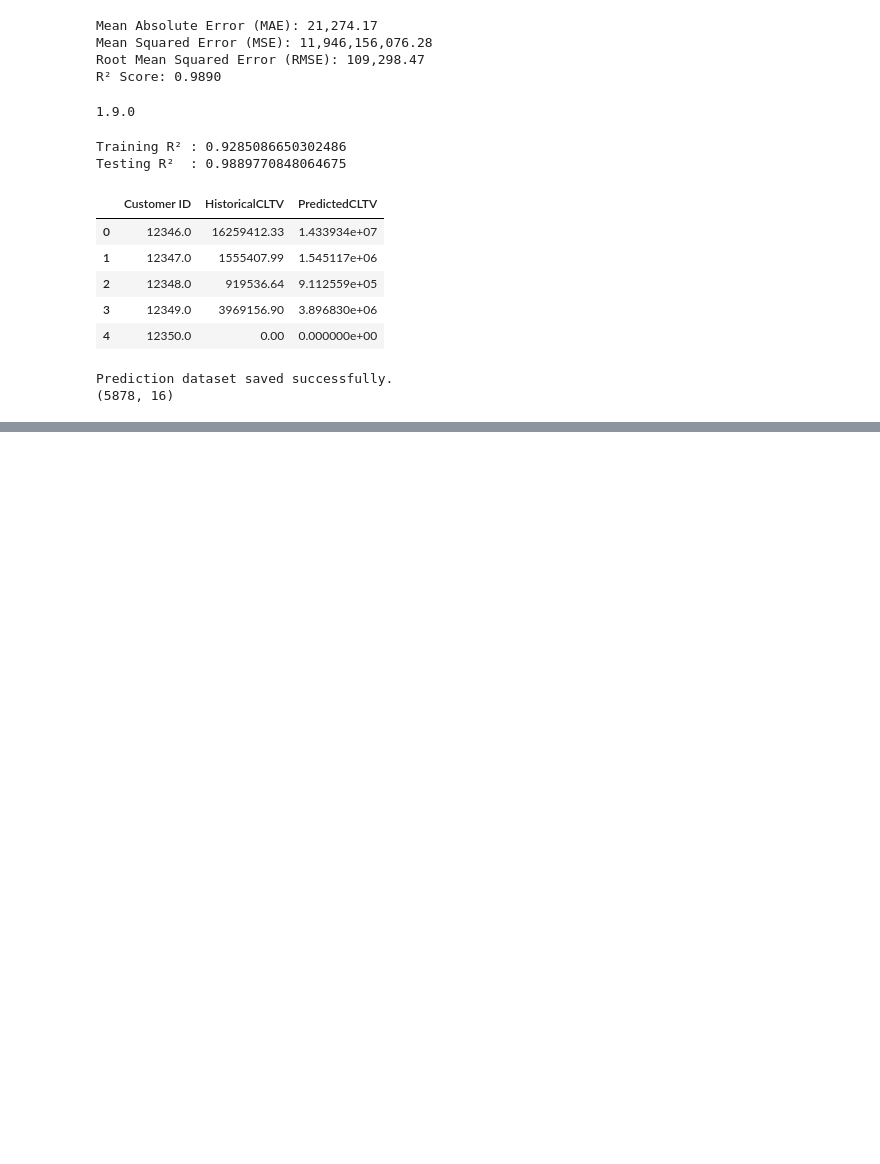
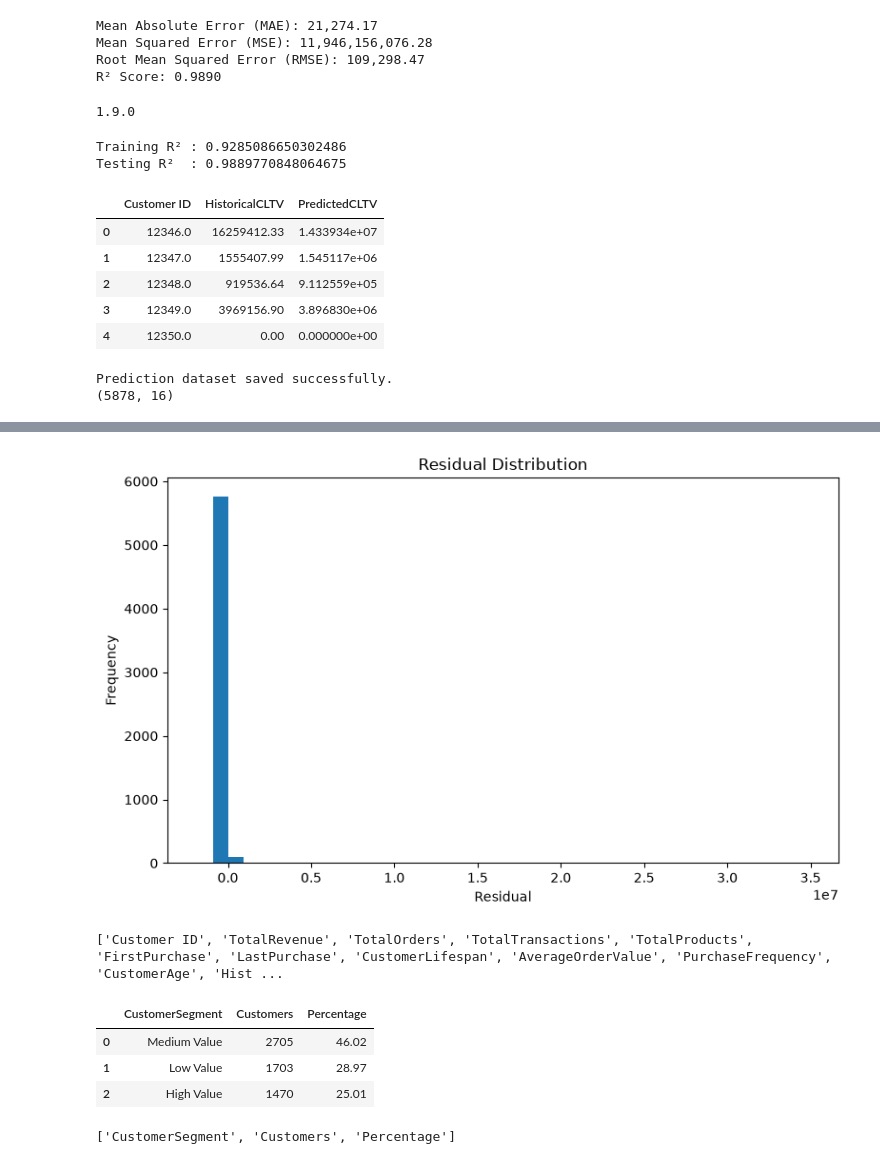
Before and after one commit to Tamoze/SaaS-ECommerce-Cohort-Retention-CLTV-Analysis, a Jupyter notebook: notebooks/04_visualizations.ipynb, the cells around one changed output, grey strips where cells are left out. Cells and saved outputs as stored; diff of their text form; code cells hidden in the pictures; blank space fills up the shorter version.

```diff
--- a/notebooks/04_visualizations.ipynb
+++ b/notebooks/04_visualizations.ipynb
@@ -435,0 +564,11 @@ Prediction dataset saved successfully.
+# %%
+# ==========================================
+# Residual Analysis
+# ==========================================
+
+predictions_df["Residual"] = (
+    predictions_df["HistoricalCLTV"] -
+    predictions_df["PredictedCLTV"]
+)
+
+predictions_df["Residual"].describe().round(2)
@@ -435,0 +585,50 @@ Prediction dataset saved successfully.
+# %%
+# ==========================================
+# Residual Distribution
+# ==========================================
+
+plt.figure(figsize=(8,5))
+
+plt.hist(
+    predictions_df["Residual"],
+    bins=40
+)
+
+plt.xlabel("Residual")
+plt.ylabel("Frequency")
+plt.title("Residual Distribution")
+
+plt.tight_layout()
+
+plt.savefig(
+    IMAGES / "residual_distribution.png",
+    dpi=300,
+    bbox_inches="tight"
+)
+
+plt.show()
+# %% [output]
+[figure, added]
+# %%
+print(predictions_df.columns.tolist())
+# %% [output]
+['Customer ID', 'TotalRevenue', 'TotalOrders', 'TotalTransactions', 'TotalProducts', 'FirstPurchase', 'LastPurchase', 'CustomerLifespan', 'AverageOrderValue', 'PurchaseFrequency', 'CustomerAge', 'Hist ...
+# %%
+# ==========================================
+# Load Customer Segments
+# ==========================================
+
+segments = pd.read_csv(
+    PROCESSED_DATA / "customer_segments.csv"
+)
+
+segments.head()
+# %% [output]
+|  | CustomerSegment | Customers | Percentage |
+| 0 | Medium Value | 2705 | 46.02 |
+| 1 | Low Value | 1703 | 28.97 |
+| 2 | High Value | 1470 | 25.01 |
+# %%
+print(segments.columns.tolist())
+# %% [output]
+['CustomerSegment', 'Customers', 'Percentage']
```
Also changed, not shown: parts of 18 cells of this notebook, 3 other files.
